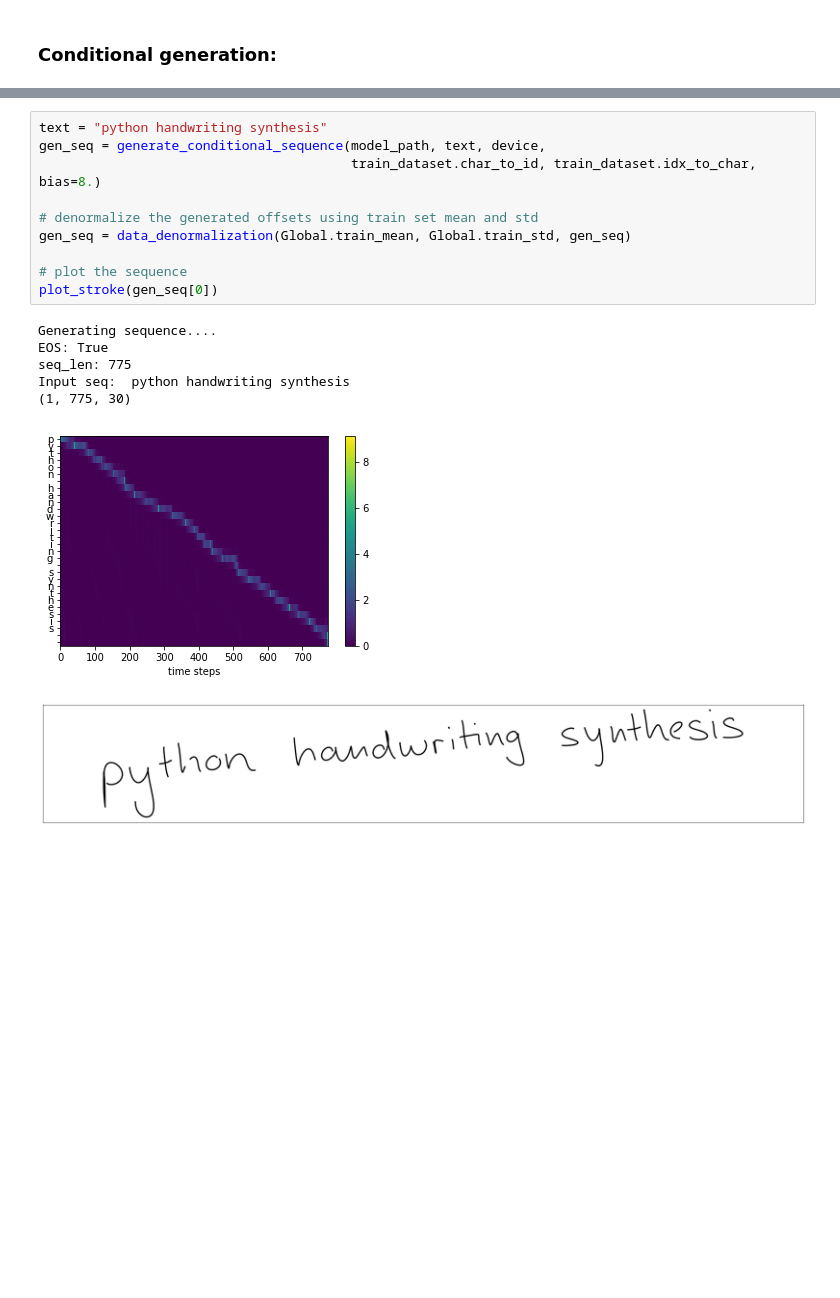
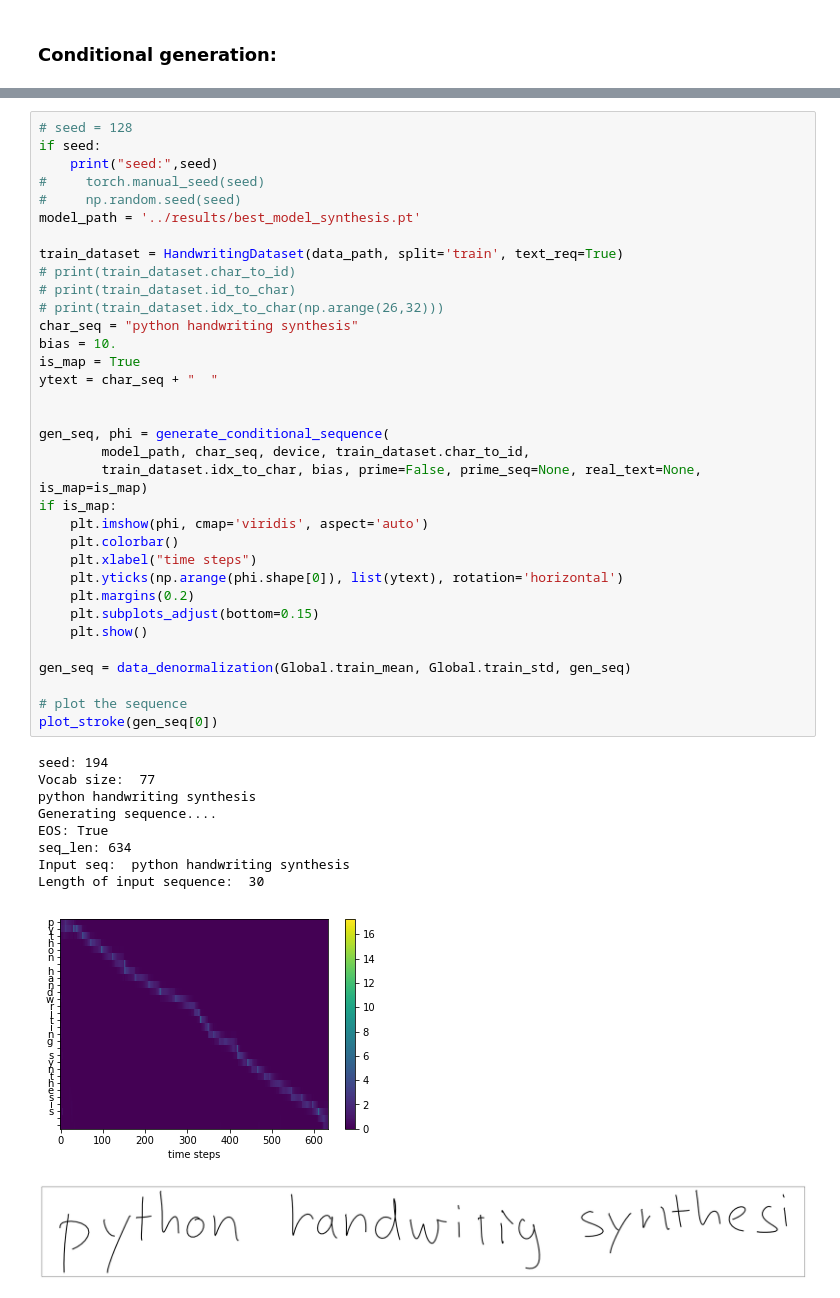
Before and after one commit to swechhasingh/Handwriting-synthesis, a Jupyter notebook: notebooks/results.ipynb, the cells around one changed output, grey strips where cells are left out. Saved outputs shown, nothing was run; the diff lists cells and outputs as text; blank space fills up the shorter version.

```diff
--- a/notebooks/results.ipynb
+++ b/notebooks/results.ipynb
@@ -115,18 +125,45 @@ Input seq:  welcome
-# %%
-text = "python handwriting synthesis"
-gen_seq = generate_conditional_sequence(model_path, text, device,
-                                        train_dataset.char_to_id, train_dataset.idx_to_char, bias=8.)
-
-# denormalize the generated offsets using train set mean and std
-gen_seq = data_denormalization(Global.train_mean, Global.train_std, gen_seq)
-
-# plot the sequence
-plot_stroke(gen_seq[0])
-# %% [output]
-Generating sequence....
-EOS: True
-seq_len: 775
-Input seq:  python handwriting synthesis
-(1, 775, 30)
-[figure, removed]
-[figure, removed]
+# %%
+# seed = 128
+if seed:
+    print("seed:",seed)
+#     torch.manual_seed(seed)
+#     np.random.seed(seed)
+model_path = '../results/best_model_synthesis.pt'
+
+train_dataset = HandwritingDataset(data_path, split='train', text_req=True)
+# print(train_dataset.char_to_id)
+# print(train_dataset.id_to_char)
+# print(train_dataset.idx_to_char(np.arange(26,32)))
+char_seq = "python handwriting synthesis"
+bias = 10.
+is_map = True
+ytext = char_seq + "  "
+
+
+gen_seq, phi = generate_conditional_sequence(
+        model_path, char_seq, device, train_dataset.char_to_id,
+        train_dataset.idx_to_char, bias, prime=False, prime_seq=None, real_text=None, is_map=is_map)
+if is_map:
+    plt.imshow(phi, cmap='viridis', aspect='auto')
+    plt.colorbar()
+    plt.xlabel("time steps")
+    plt.yticks(np.arange(phi.shape[0]), list(ytext), rotation='horizontal')
+    plt.margins(0.2)
+    plt.subplots_adjust(bottom=0.15)
+    plt.show()
+
+gen_seq = data_denormalization(Global.train_mean, Global.train_std, gen_seq)
+
+# plot the sequence
+plot_stroke(gen_seq[0])
+# %% [output]
+seed: 194
+Vocab size:  77
+python handwriting synthesis
+Generating sequence....
+EOS: True
+seq_len: 634
+Input seq:  python handwriting synthesis
+Length of input sequence:  30
+[figure, added]
+[figure, added]
```
Also changed, not shown: parts of 14 cells of this notebook, 11 other files.
